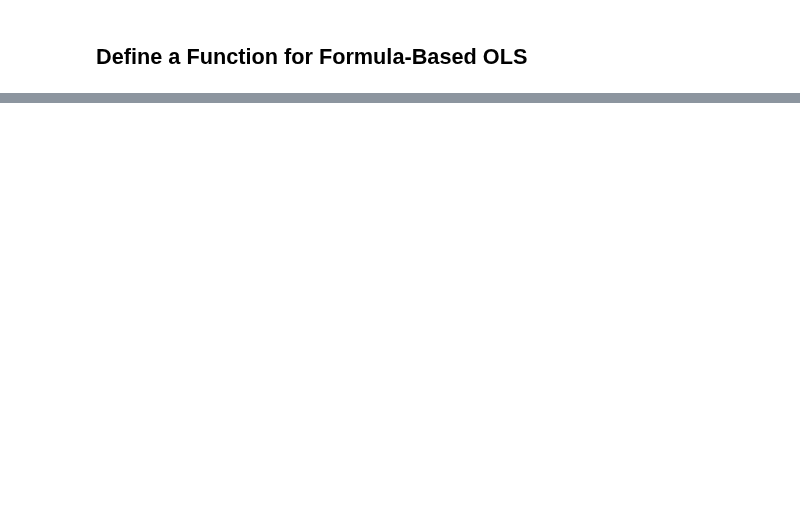
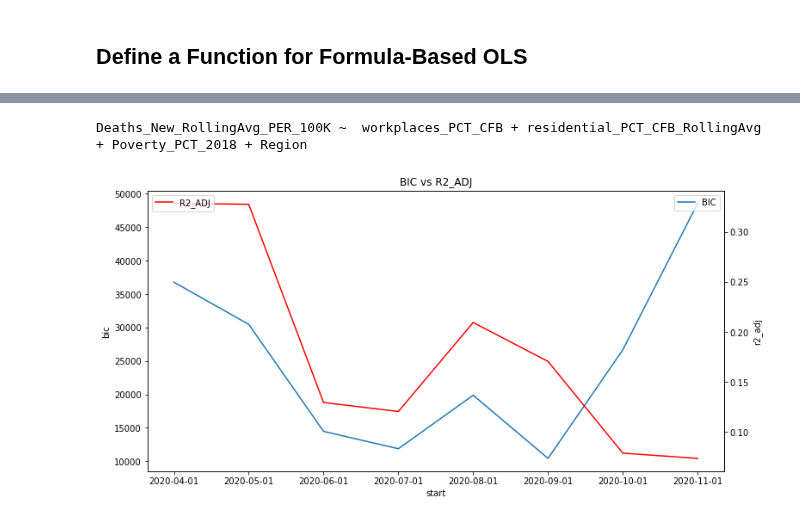
Before and after one commit to pballent/hia-covid, a Jupyter notebook: hia_covid_python_exploration/Google_Mob_COVID_Scratchpad.ipynb, the cells around one changed output, grey strips where cells are left out. Cells and saved outputs as stored; diff of their text form; code cells hidden in the pictures; blank space fills up the shorter version.

Commit message:
running lots of models

```diff
--- a/hia_covid_python_exploration/Google_Mob_COVID_Scratchpad.ipynb
+++ b/hia_covid_python_exploration/Google_Mob_COVID_Scratchpad.ipynb
@@ -359,6 +364,0 @@ segmented.groupby('Division').workplaces_percent_change_from_baseline.describe()
-# %%
-segmented = mobility_covid_urban[mobility_covid_urban.date > '2020-06-01']
-segmented = segmented[segmented.date < '2020-07-01']
-mod = smf.ols(formula='workplaces_percent_change_from_baseline ~ C(UrbanCD) + StateCD + C(UrbanCD)*C(StateCD)' , data=segmented)
-res = mod.fit()
-print(res.summary())
@@ -364,0 +425,21 @@ print(res.summary())
+# %%
+formula1 = """
+workplaces_PCT_CFB ~
+HS_DIPLOMA_ONLY_2018 + C(Metro) +  C(Metro)*HS_DIPLOMA_ONLY_2018 + Division"""
+
+def run_timeseries_models(formulatxt, list_dateranges, df):
+    list_results = []
+    for i in list_dateranges:
+        res = start_end_mulivariate_ols(formulatxt = formulatxt, startdate = i[0], enddate = i[1], df=df)
+        name = i[0]+"-"+i[1]
+        list_results.append({"model":res,"start":i[0], "end":i[1]})
+
+    resultslist = [{"bic":i['model'].bic,
+                    "aic":i['model'].aic,
+                    "start":i['start'],
+                    "end":i['end'],
+                    "r2_adj":i["model"].rsquared_adj,
+                    "formula":formulatxt} for i in list_results]
+    return pd.DataFrame.from_dict(resultslist)
+# %%
+df = run_timeseries_models(formulatxt=formula1, list_dateranges=every_3month, df=combined)
@@ -364,0 +456,19 @@ print(res.summary())
+# %%
+def graph_bic_adj2_TS(formulatxt, list_dateranges, df):
+    df_graph = run_timeseries_models(formulatxt=formulatxt, list_dateranges=list_dateranges, df=df)
+    plt.figure(figsize=(12,6))
+    ax = sns.lineplot(x="start", y="bic", label="BIC", data=df_graph)
+    plt.legend(loc="upper right")
+    ax2 = ax.twinx()
+    ax2 = sns.lineplot(x="start", y="r2_adj", label="R2_ADJ", color='red', data=df_graph)
+    plt.title("BIC vs R2_ADJ")
+    plt.legend(loc="upper left")
+    print(formulatxt)
+    print()
+# %%
+formula1 = """Deaths_New_RollingAvg_PER_100K ~  workplaces_PCT_CFB + residential_PCT_CFB_RollingAvg + Poverty_PCT_2018 + Region"""
+
+graph_bic_adj2_TS(formulatxt=formula1, list_dateranges=every_month, df=combined)
+# %% [output]
+Deaths_New_RollingAvg_PER_100K ~  workplaces_PCT_CFB + residential_PCT_CFB_RollingAvg + Poverty_PCT_2018 + Region
+[figure, added]
```
Also changed, not shown: parts of 29 cells of this notebook, 2 other files.
